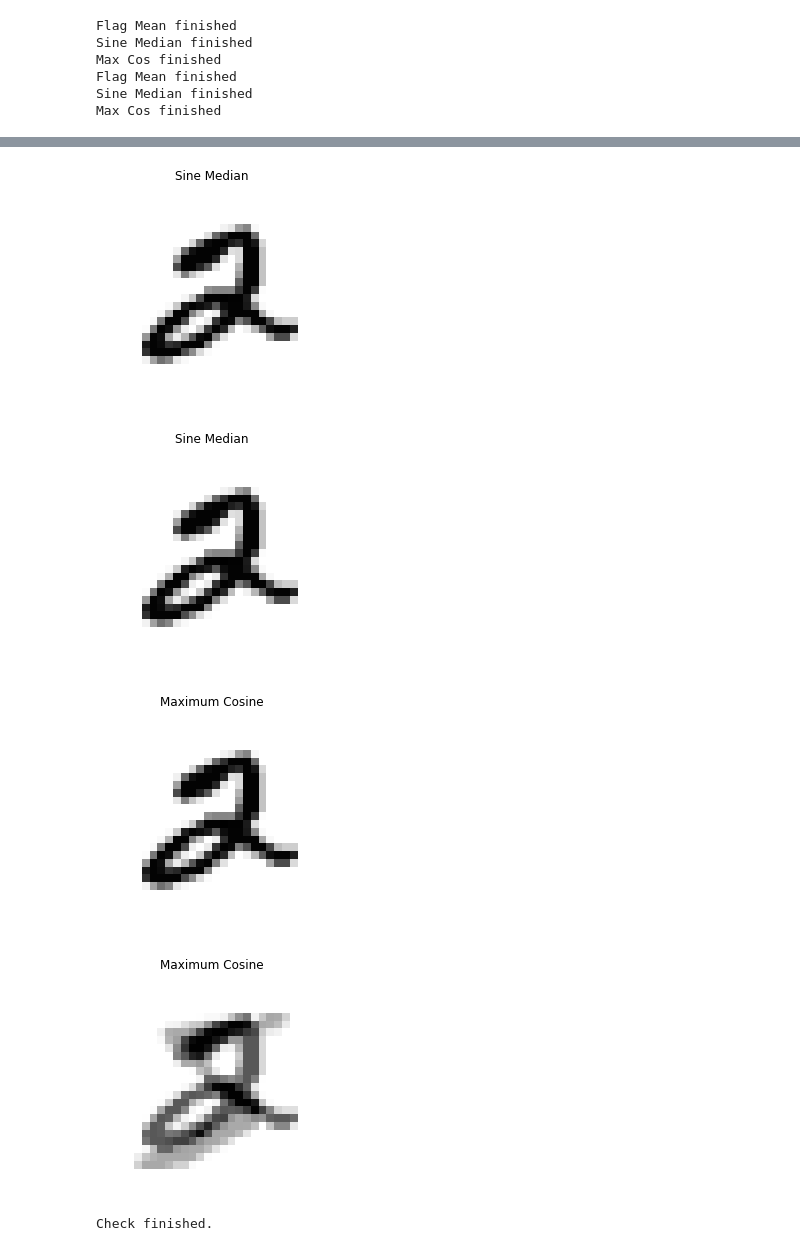
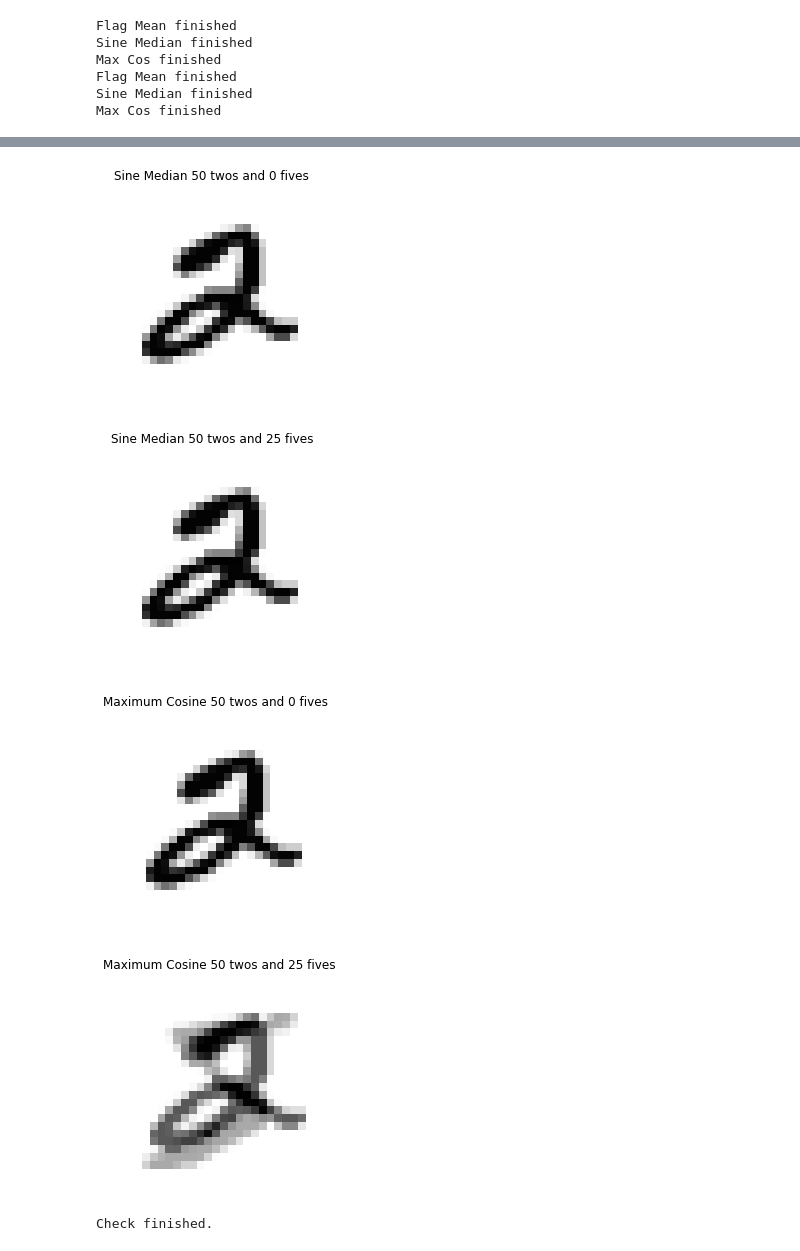
Before and after one commit to nmank/FlagIRLS, a Jupyter notebook: Synthetic_and_MNIST.ipynb, the cells around one changed output, grey strips where cells are left out. Drawn from its saved outputs; the diff is of its cells as text; code cells hidden in the pictures.

```diff
--- a/Synthetic_and_MNIST.ipynb
+++ b/Synthetic_and_MNIST.ipynb
@@ -244,12 +244,14 @@ Inputs:
 Outputs:
     none
 '''
-def plot_results(title, Ys, plot_k):
+def plot_results(title, Ys, plot_k, n2s, n5s):
+    ii=0
     for Y in Ys:
         plt.figure()
-        plt.title(title)
+        plt.title(title+' '+str(n2s[ii])+' twos and '+str(n5s[ii])+' fives')
         plt.imshow(Y[:,plot_k].reshape(28,28), cmap = 'gray')
         plt.axis('off')
+        ii+=1
 # %%
 
 k = 1 #Gr(k,n)
@@ -268,11 +270,16 @@ if num_samples2 % incr != 0:
 flagmeans = []
 sin_medians = []
 max_cosines = []
+n2s  = []
+n5s = []
+
 for num_samples5 in range(0,num_samples2,incr):
     out = run_test(k,num_samples2,num_samples5,n_its,seed)
     flagmeans.append(out[0])
     sin_medians.append(out[1])
     max_cosines.append(out[2])
+    n2s.append(num_samples2)
+    n5s.append(num_samples5)
 dataset = out[3]
 # %% [output]
 Flag Mean finished
@@ -289,13 +296,13 @@ plot_results('Flag Mean', flagmeans, plot_k)
 # %%
-plot_results('Sine Median', sin_medians, plot_k)
+plot_results('Sine Median', sin_medians, plot_k, n2s, n5s)
 # %% [output]
-[figure, old version]
+[figure, new version]
-[figure, old version]
+[figure, new version]
 # %%
-plot_results('Maximum Cosine', max_cosines, plot_k)
+plot_results('Maximum Cosine', max_cosines, plot_k, n2s, n5s)
 # %% [output]
-[figure, old version]
+[figure, new version]
-[figure, old version]
+[figure, new version]
 # %%
 for sin_median in sin_medians:
     if not sanity_check(sin_median, 'sine', dataset):
```
Also changed, not shown: parts of 1 cell of this notebook, 1 other file.
